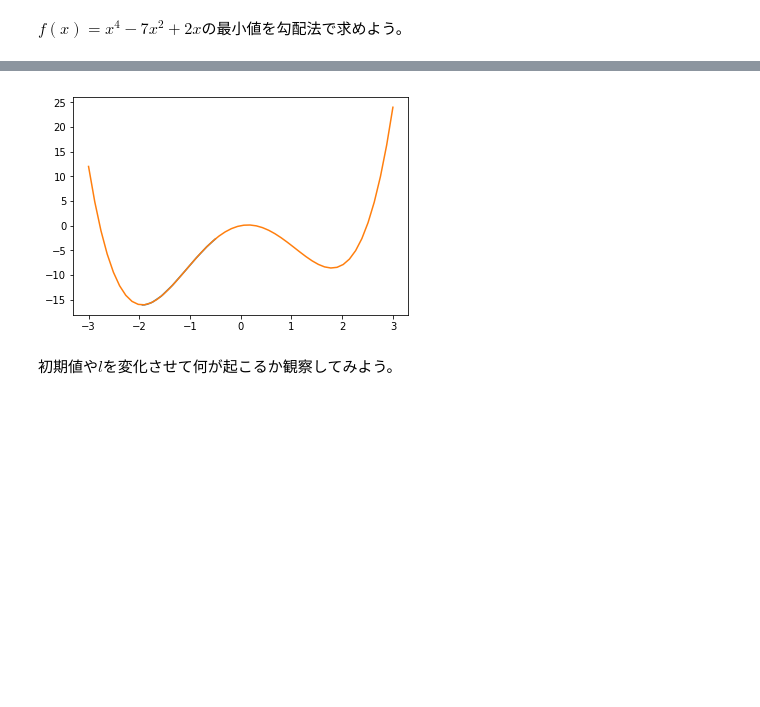
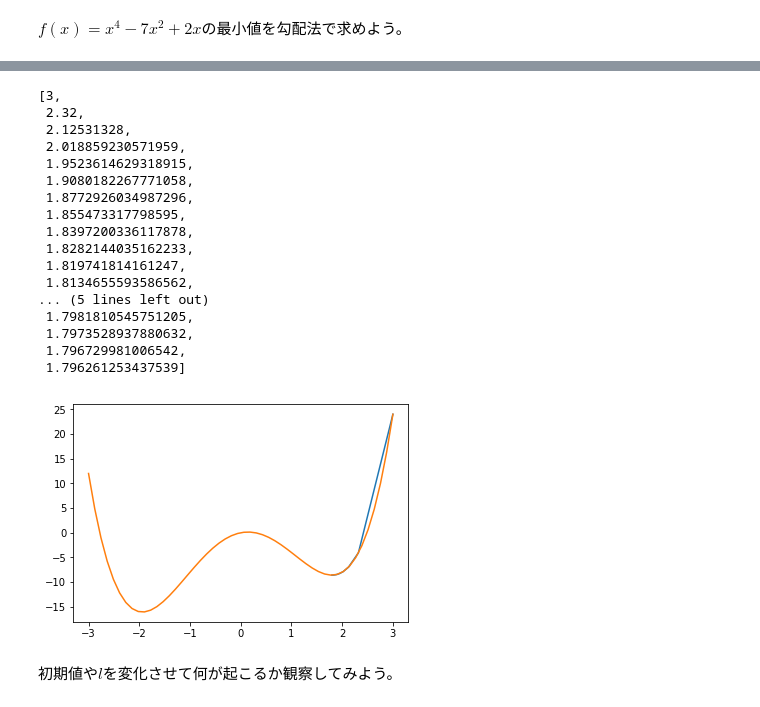
Before and after one commit to hidehiro98/pyML, a Jupyter notebook: optimization.ipynb, the cells around one changed output, grey strips where cells are left out. Drawn from its saved outputs; the diff is of its cells as text; code cells hidden in the pictures; blank space fills up the shorter version.

```diff
--- a/optimization.ipynb
+++ b/optimization.ipynb
@@ -173,17 +187,37 @@ plt.show()
 # %%
 def df(x):
     return 4*x**3-14*x+2
-l=.02
-x=[-0.5]
-for n in range(10000):
+l=.01
+x=[3]
+for n in range(20):
     x.append(x[n]-l*df(x[n]))
-plt.plot(x,[f(i) for i in x])
-x=np.linspace(-3,3)
-y=[f(z) for z in x]
-plt.plot(x,y)
-plt.show()
+x
 # %% [output]
-[figure, removed]
+[3,
+ 2.32,
+ 2.12531328,
+ 2.018859230571959,
+ 1.9523614629318915,
+ 1.9080182267771058,
+ 1.8772926034987296,
+ 1.855473317798595,
+ 1.8397200336117878,
+ 1.8282144035162233,
+ 1.819741814161247,
+ 1.8134655593586562,
+... (5 lines left out)
+ 1.7981810545751205,
+ 1.7973528937880632,
+ 1.796729981006542,
+ 1.796261253437539]
+# %%
+plt.plot(x,[f(i) for i in x])
+xx=np.linspace(-3,3)
+y=[f(z) for z in xx]
+plt.plot(xx,y)
+plt.show()
+# %% [output]
+[figure, added]
 # %% [markdown]
 初期値や$l$を変化させて何が起こるか観察してみよう。
 # %% [markdown]
```
Also changed, not shown: parts of 3 cells of this notebook, 1 other file.
